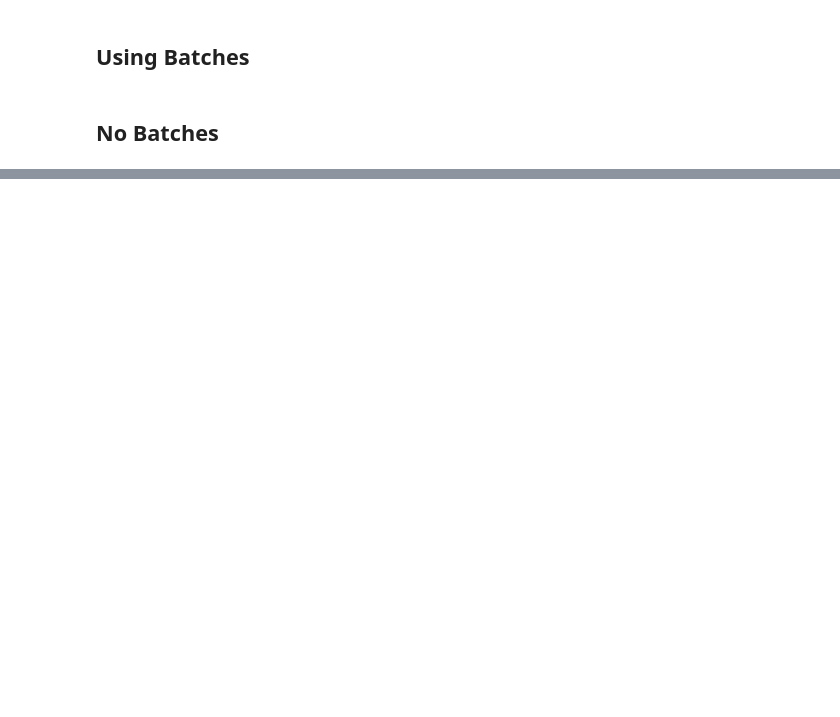
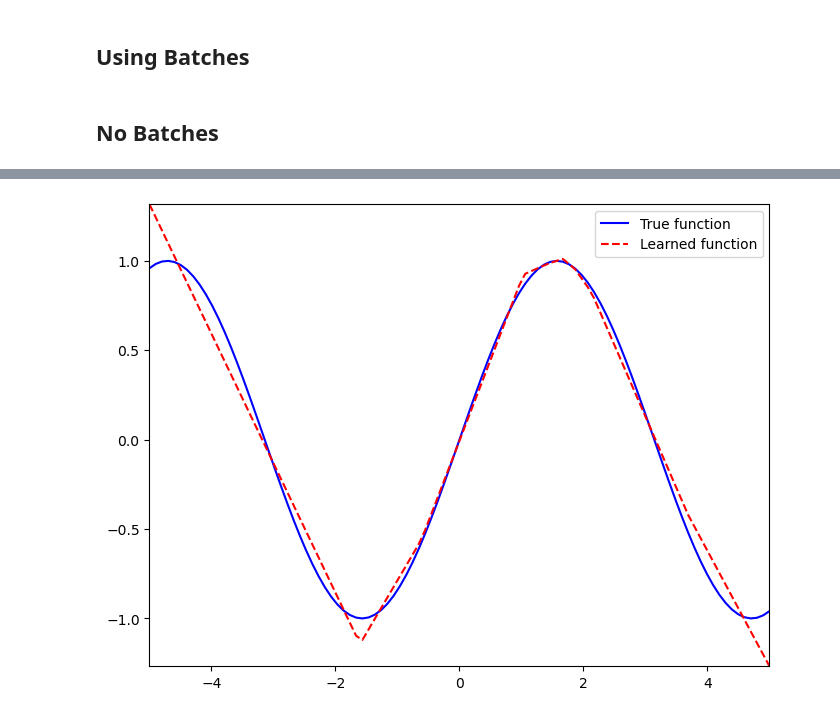
Before and after one commit to bryceshirley/hj-global-opt, a Jupyter notebook: SNN_experiments.ipynb, the cells around one changed output, grey strips where cells are left out. Drawn from its saved outputs; the diff is of its cells as text; code cells hidden in the pictures; blank space fills up the shorter version.

```diff
--- a/SNN_experiments.ipynb
+++ b/SNN_experiments.ipynb
@@ -404,3 +469,80 @@ plt.show()
 # plt.plot(x, model(x_tensor).detach().numpy(), '--', label='Learned function')
 # plt.legend()
 # plt.show()
+# %%
+import torch
+import torch.nn as nn
+import torch.optim as optim
+import matplotlib.pyplot as plt
+from matplotlib.animation import FuncAnimation, PillowWriter
+
+# Define your model, loss function, and optimizer (example ShallowNet model)
+class ShallowNet(nn.Module):
+    def __init__(self, n_neurons):
+        super(ShallowNet, self).__init__()
+        self.fc1 = nn.Linear(1, n_neurons)
+        self.fc2 = nn.Linear(n_neurons, 1)
+
+    def forward(self, x):
+        x = torch.relu(self.fc1(x))
+        x = self.fc2(x)
+        return x
+
+# Example data (use your actual data here)
+x = torch.linspace(-5, 5, 100).view(-1, 1)  # Example input
+y = torch.sin(x)  # Example true function (can be replaced with your target)
+x_tensor = torch.tensor(x, dtype=torch.float32)  # Model input tensor
+
+# Hyperparameters
+learning_rate = 0.01
+num_epochs = 1000
+batch_size = 100
+n_neurons = 10  # Number of neurons in hidden layer
+
+# Initialize model, loss function, and optimizer
+model = ShallowNet(n_neurons)
+criterion = nn.MSELoss()
+optimizer = optim.Adam(model.parameters(), lr=learning_rate)
+
+# Training loop and store loss history
+loss_history = []
+for epoch in range(num_epochs):
+    optimizer.zero_grad()
+    outputs = model(x_tensor)
+    loss = criterion(outputs, y)
+    loss.backward()
+    optimizer.step()
+
+    loss_history.append(loss.item())
+
+    if (epoch + 1) % 100 == 0:
+        print(f'Epoch [{epoch + 1}/{num_epochs}], Loss: {loss.item():.4f}')
+
+# Create a figure for animation
+fig, ax = plt.subplots(figsize=(8, 6))
+
+# Store the True function and initial model prediction
+ax.plot(x.numpy(), y.numpy(), label='True function', color='blue')
+line, = ax.plot([], [], '--', label='Learned function', color='red')
+ax.legend()
+
+# Animation update function
+def update_plot(frame):
+    ax.set_xlim(x.min(), x.max())
+    ax.set_ylim(min(y.min(), model(x_tensor).detach().min()).item(), max(y.max(), model(x_tensor).detach().max()).item())
+
+    # Update model output based on the epoch number (frame)
+    model_output = model(x_tensor).detach().numpy()
+    line.set_data(x.numpy(), model_output)
+    return line,
+
+# Create the animation
+ani = FuncAnimation(fig, update_plot, frames=range(0, num_epochs, 100), interval=500, blit=True)
+
+# Save the animation as a GIF
+writer = PillowWriter(fps=10)
+ani.save('learning_animation.gif', writer=writer)
+
+# Display the animation (optional)
+plt.show()
+# %% [output]
@@ -407 +559,2 @@ plt.show()
+[figure, added]
 # %%
```
Also changed, not shown: parts of 6 cells of this notebook, 3 other files.
